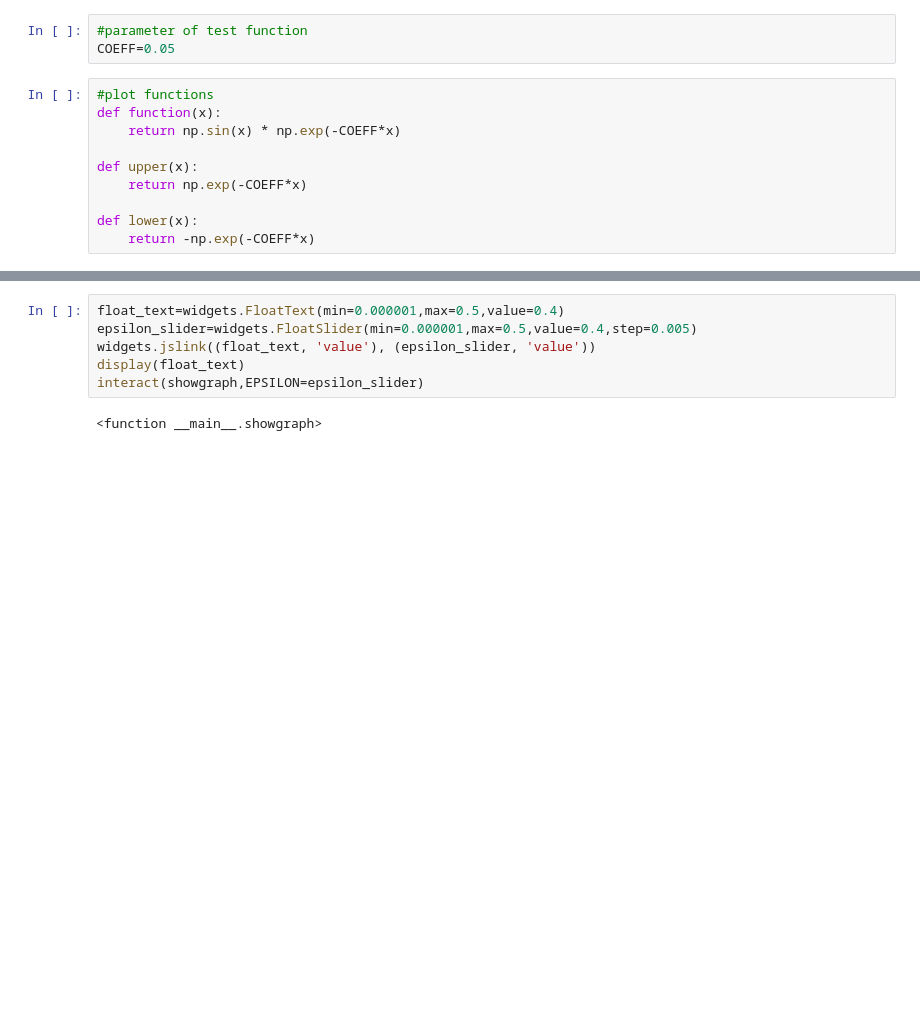
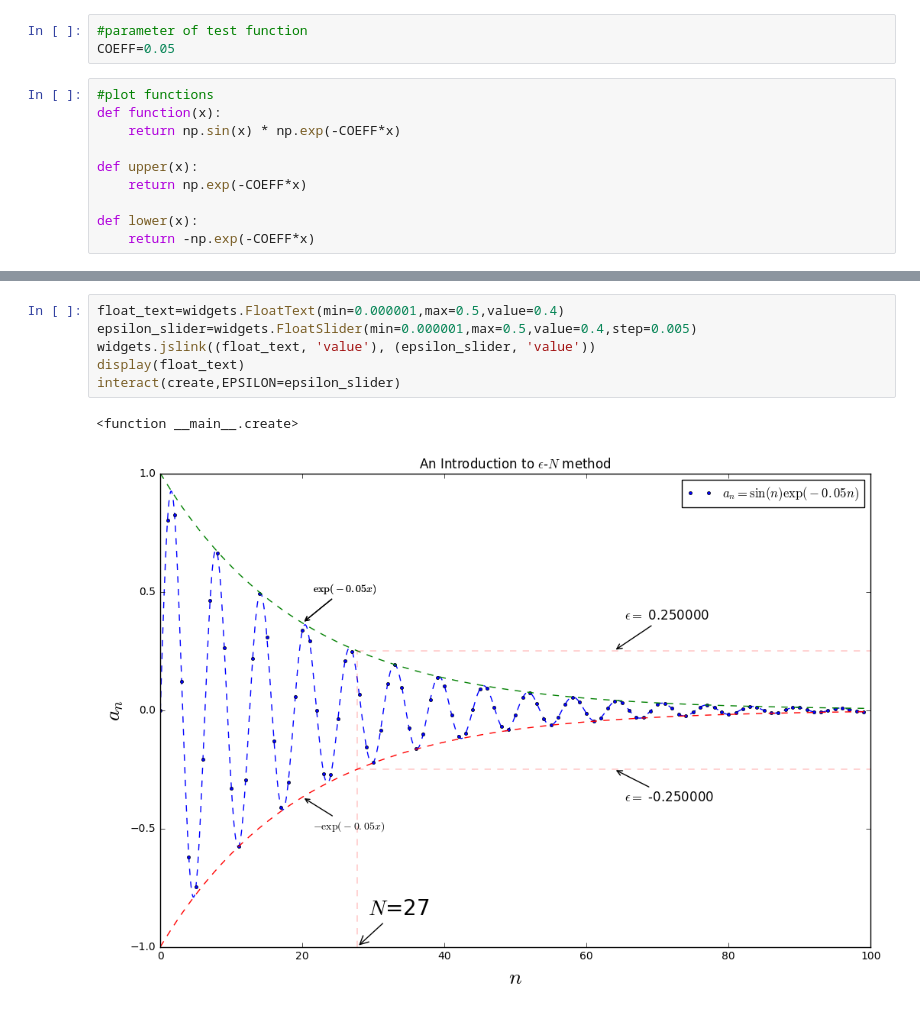
Before and after one commit to giruzou/PythonCode, a Jupyter notebook: matplotlib_exercise/epsilon-N method.ipynb, the cells around one changed output, grey strips where cells are left out. Cells and saved outputs as stored; diff of their text form; blank space fills up the shorter version.

```diff
--- a/matplotlib_exercise/epsilon-N method.ipynb
+++ b/matplotlib_exercise/epsilon-N method.ipynb
@@ -71,8 +78,9 @@ def showgraph(EPSILON):
 # %%
 float_text=widgets.FloatText(min=0.000001,max=0.5,value=0.4)
 epsilon_slider=widgets.FloatSlider(min=0.000001,max=0.5,value=0.4,step=0.005)
 widgets.jslink((float_text, 'value'), (epsilon_slider, 'value'))
 display(float_text)
-interact(showgraph,EPSILON=epsilon_slider)
+interact(create,EPSILON=epsilon_slider)
 # %% [output]
-<function __main__.showgraph>
+<function __main__.create>
+[figure, added]
```
Also changed, not shown: parts of 3 cells of this notebook, 3 other files.
